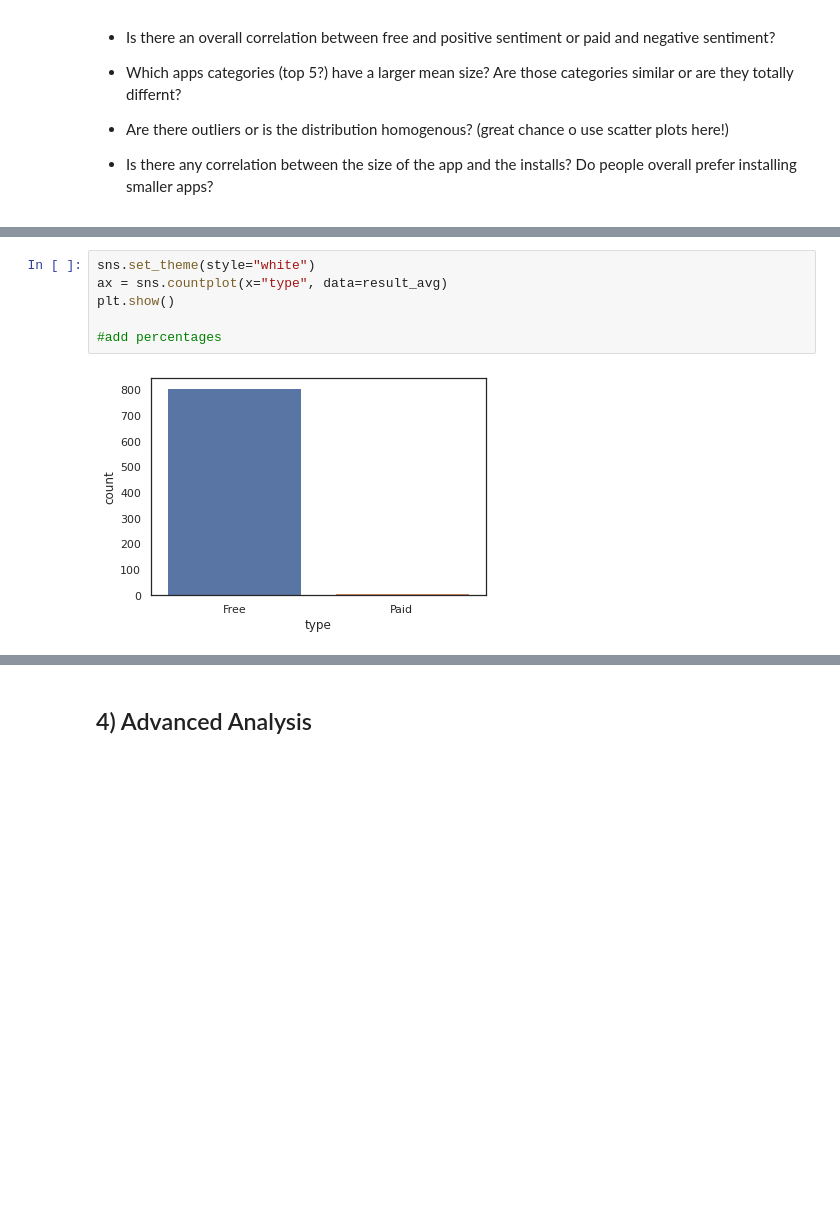
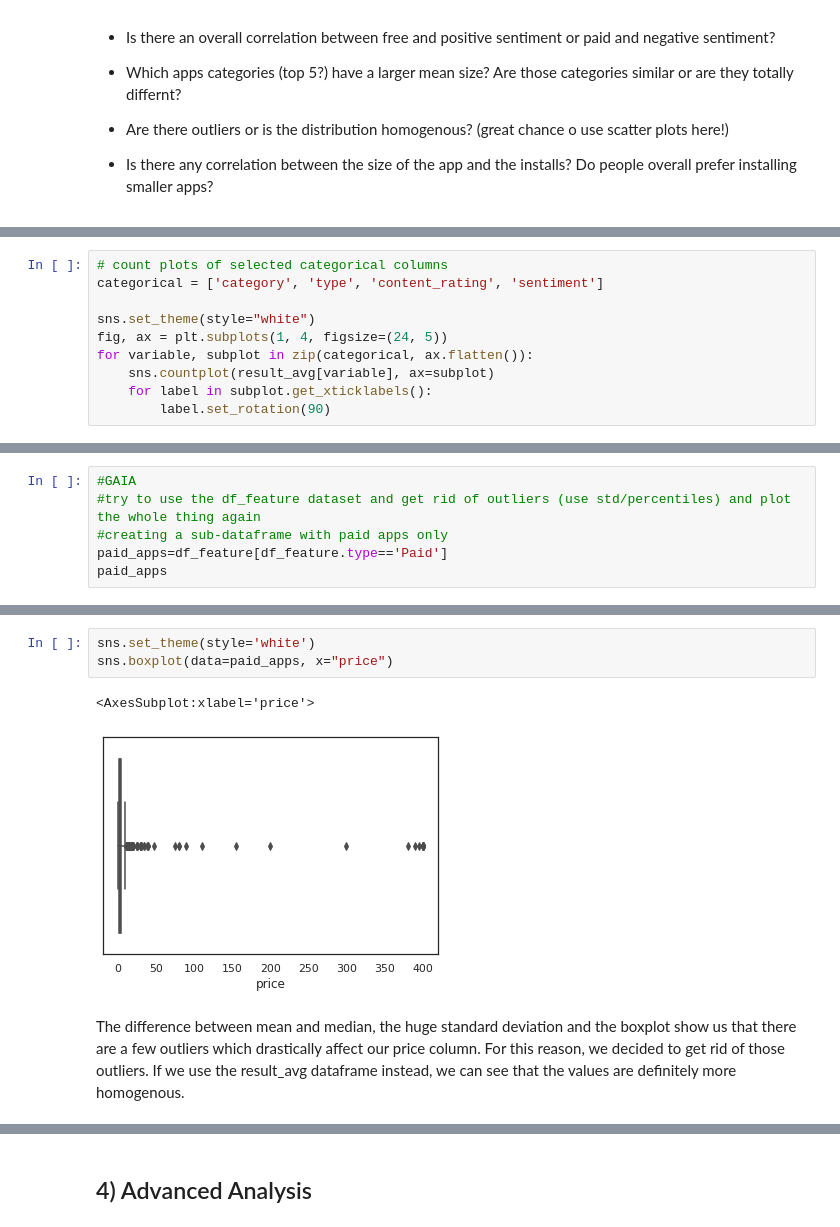
Before and after one commit to GOliviero92/Google-Apps-Analysis, a Jupyter notebook: data_analysis.ipynb, the cells around one changed output, grey strips where cells are left out. Saved outputs shown, nothing was run; the diff lists cells and outputs as text; blank space fills up the shorter version.

```diff
--- a/data_analysis.ipynb
+++ b/data_analysis.ipynb
@@ -149,0 +154,10 @@ result_avg.sort_values(['rating'],ascending=False).head()
+# %%
+# count plots of selected categorical columns
+categorical = ['category', 'type', 'content_rating', 'sentiment']
+
+sns.set_theme(style="white")
+fig, ax = plt.subplots(1, 4, figsize=(24, 5))
+for variable, subplot in zip(categorical, ax.flatten()):
+    sns.countplot(result_avg[variable], ax=subplot)
+    for label in subplot.get_xticklabels():
+        label.set_rotation(90)
@@ -149,0 +245,6 @@ result_avg.sort_values(['rating'],ascending=False).head()
+# %%
+#GAIA
+#try to use the df_feature dataset and get rid of outliers (use std/percentiles) and plot the whole thing again
+#creating a sub-dataframe with paid apps only
+paid_apps=df_feature[df_feature.type=='Paid']
+paid_apps
@@ -150,8 +275,8 @@ result_avg.sort_values(['rating'],ascending=False).head()
 # %%
-sns.set_theme(style="white")
-ax = sns.countplot(x="type", data=result_avg)
-plt.show()
-
-#add percentages
+sns.set_theme(style='white')
+sns.boxplot(data=paid_apps, x="price")
 # %% [output]
+<AxesSubplot:xlabel='price'>
-[figure, old version]
+[figure, new version]
+# %% [markdown]
+The difference between mean and median, the huge standard deviation and the boxplot show us that there are a few outliers which drastically affect our price column. For this reason, we decided to get rid of those outliers. If we use the result_avg dataframe instead, we can see that the values are definitely more homogenous.
```
Also changed, not shown: parts of 60 cells of this notebook.
